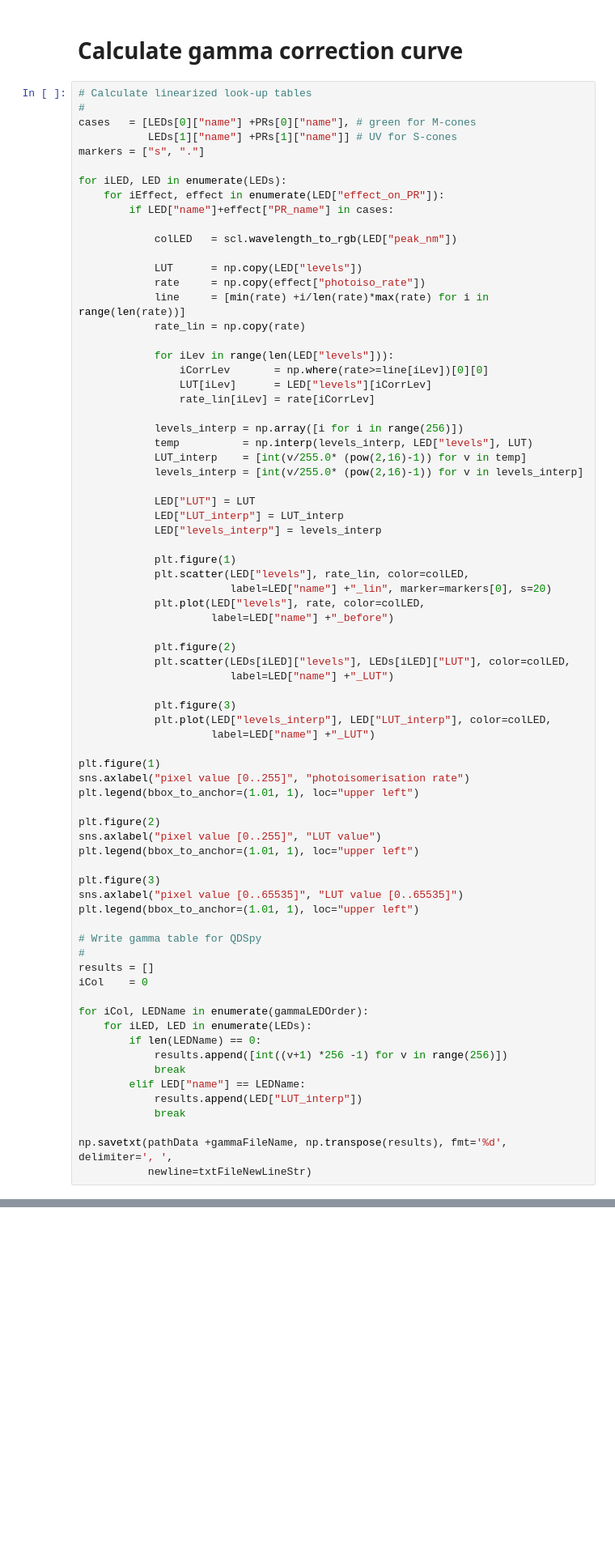
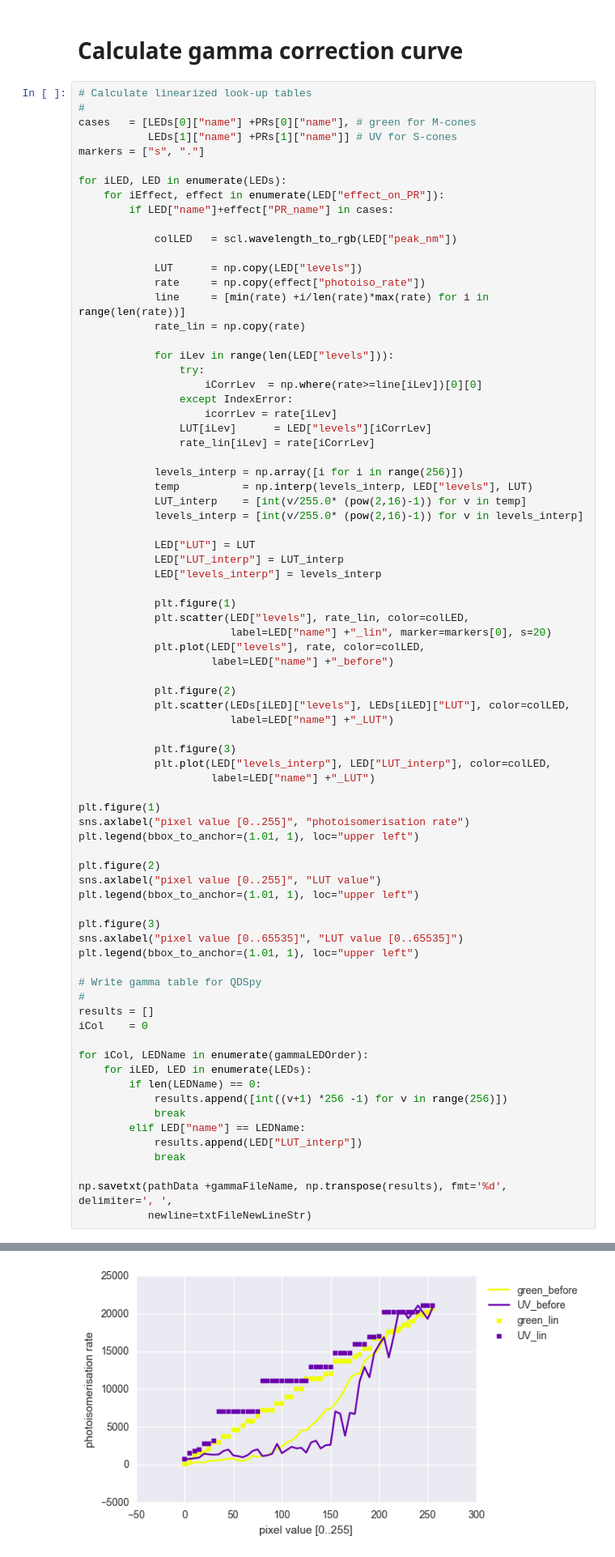
Before and after one commit to teuler/stimulator_calibration, a Jupyter notebook: stimulator_calibration_v4_old_power_meter.ipynb, the cells around one changed output, grey strips where cells are left out. Shown at 81% size. Drawn from its saved outputs; the diff is of its cells as text; blank space fills up the shorter version.

```diff
--- a/stimulator_calibration_v4_old_power_meter.ipynb
+++ b/stimulator_calibration_v4_old_power_meter.ipynb
@@ -506,7 +488,10 @@ for iLED, LED in enumerate(LEDs):
             rate_lin = np.copy(rate)
 
             for iLev in range(len(LED["levels"])):
-                iCorrLev       = np.where(rate>=line[iLev])[0][0]
+                try:
+                    iCorrLev  = np.where(rate>=line[iLev])[0][0]
+                except IndexError:
+                    icorrLev = rate[iLev]
                 LUT[iLev]      = LED["levels"][iCorrLev]
                 rate_lin[iLev] = rate[iCorrLev]
 
@@ -565,0 +550 @@ IndexError: index 0 is out of bounds for axis 0 with size 0
+[figure, added]
```
Also changed, not shown: parts of 9 cells of this notebook.
